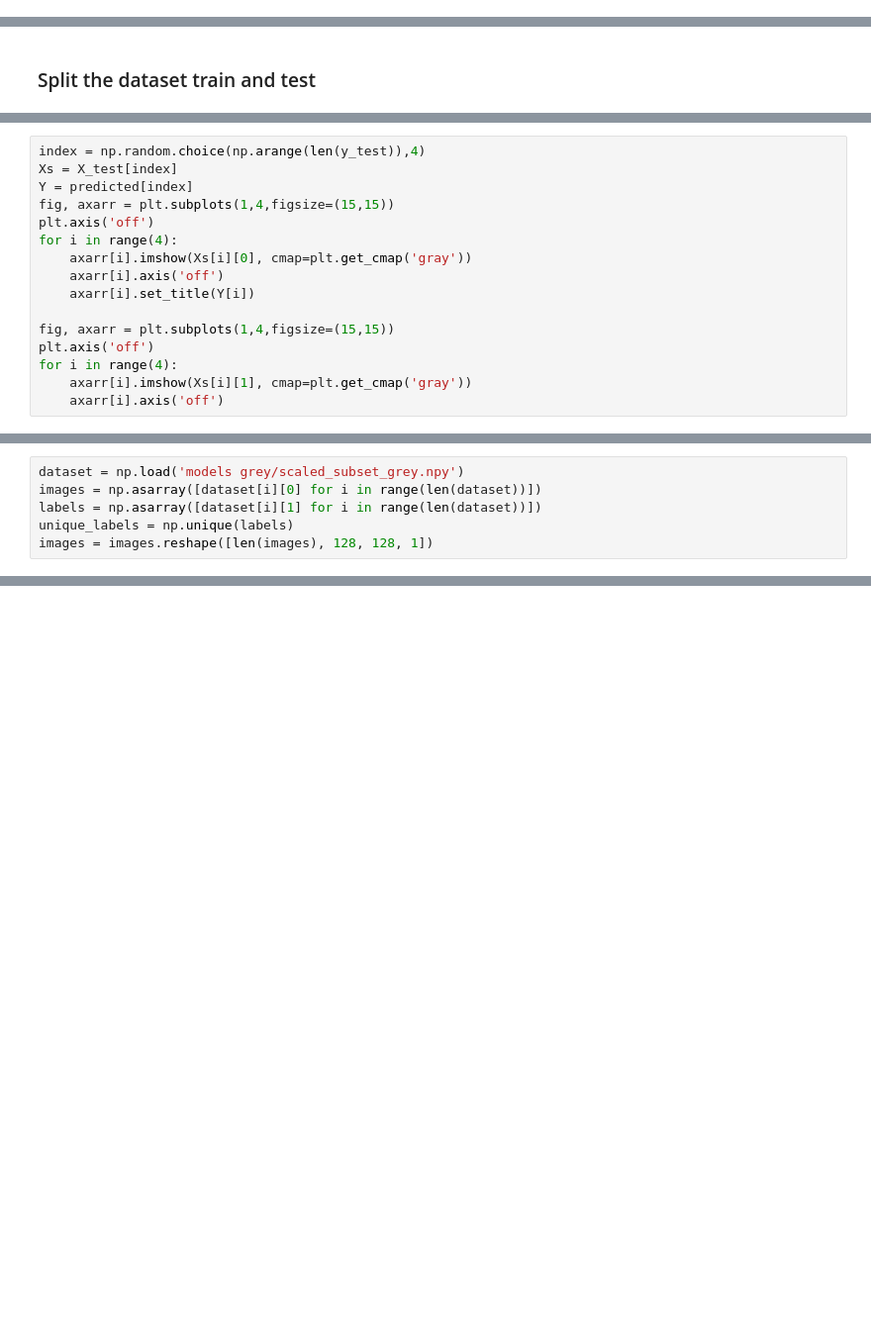
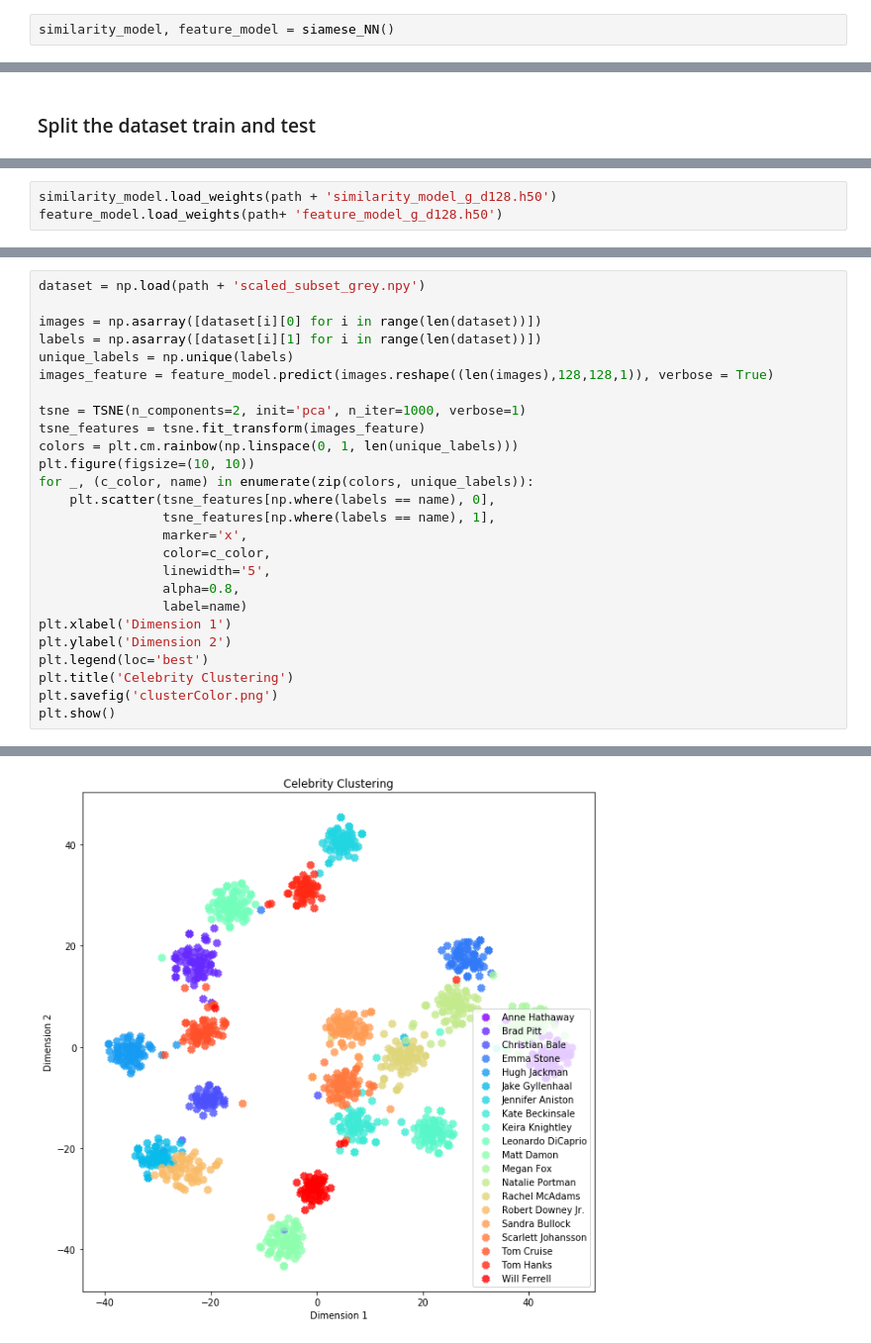
Before and after one commit to NihPat95/Face-Recognition, a Jupyter notebook: FaceRecognitionGrey.ipynb, the cells around one changed output, grey strips where cells are left out. Shown at 99% size. Saved outputs shown, nothing was run; the diff lists cells and outputs as text; blank space fills up the shorter version.

```diff
--- a/FaceRecognitionGrey.ipynb
+++ b/FaceRecognitionGrey.ipynb
@@ -372,0 +326,2 @@ similarity_model.compile(optimizer='adam', loss = 'binary_crossentropy', metrics
+# %%
+similarity_model, feature_model = siamese_NN()
@@ -390 +363,4 @@ feature_model.load_weights('models grey/feature_model_grey2.h5')
+# %%
+similarity_model.load_weights(path + 'similarity_model_g_d128.h50')
+feature_model.load_weights(path+ 'feature_model_g_d128.h50')
 # %%
@@ -401,16 +372,0 @@ ValueError: cannot reshape array of size 31360 into shape (245,128,128,1)
-# %%
-index = np.random.choice(np.arange(len(y_test)),4)
-Xs = X_test[index]
-Y = predicted[index]
-fig, axarr = plt.subplots(1,4,figsize=(15,15))
-plt.axis('off')
-for i in range(4):
-    axarr[i].imshow(Xs[i][0], cmap=plt.get_cmap('gray'))
-    axarr[i].axis('off')
-    axarr[i].set_title(Y[i])
-
-fig, axarr = plt.subplots(1,4,figsize=(15,15))
-plt.axis('off')
-for i in range(4):
-    axarr[i].imshow(Xs[i][1], cmap=plt.get_cmap('gray'))
-    axarr[i].axis('off')
@@ -420,6 +380,27 @@ for i in range(4):
 # %%
-dataset = np.load('models grey/scaled_subset_grey.npy')
+dataset = np.load(path + 'scaled_subset_grey.npy')
+
 images = np.asarray([dataset[i][0] for i in range(len(dataset))])
 labels = np.asarray([dataset[i][1] for i in range(len(dataset))])
 unique_labels = np.unique(labels)
-images = images.reshape([len(images), 128, 128, 1])
+images_feature = feature_model.predict(images.reshape((len(images),128,128,1)), verbose = True)
+
+tsne = TSNE(n_components=2, init='pca', n_iter=1000, verbose=1)
+tsne_features = tsne.fit_transform(images_feature)
+colors = plt.cm.rainbow(np.linspace(0, 1, len(unique_labels)))
+plt.figure(figsize=(10, 10))
+for _, (c_color, name) in enumerate(zip(colors, unique_labels)):
+    plt.scatter(tsne_features[np.where(labels == name), 0],
+                tsne_features[np.where(labels == name), 1],
+                marker='x',
+                color=c_color,
+                linewidth='5',
+                alpha=0.8,
+                label=name)
+plt.xlabel('Dimension 1')
+plt.ylabel('Dimension 2')
+plt.legend(loc='best')
+plt.title('Celebrity Clustering')
+plt.savefig('clusterColor.png')
+plt.show()
+# %% [output]
@@ -425,0 +416 @@ images = images.reshape([len(images), 128, 128, 1])
+[figure, added]
```
Also changed, not shown: parts of 46 cells of this notebook.
